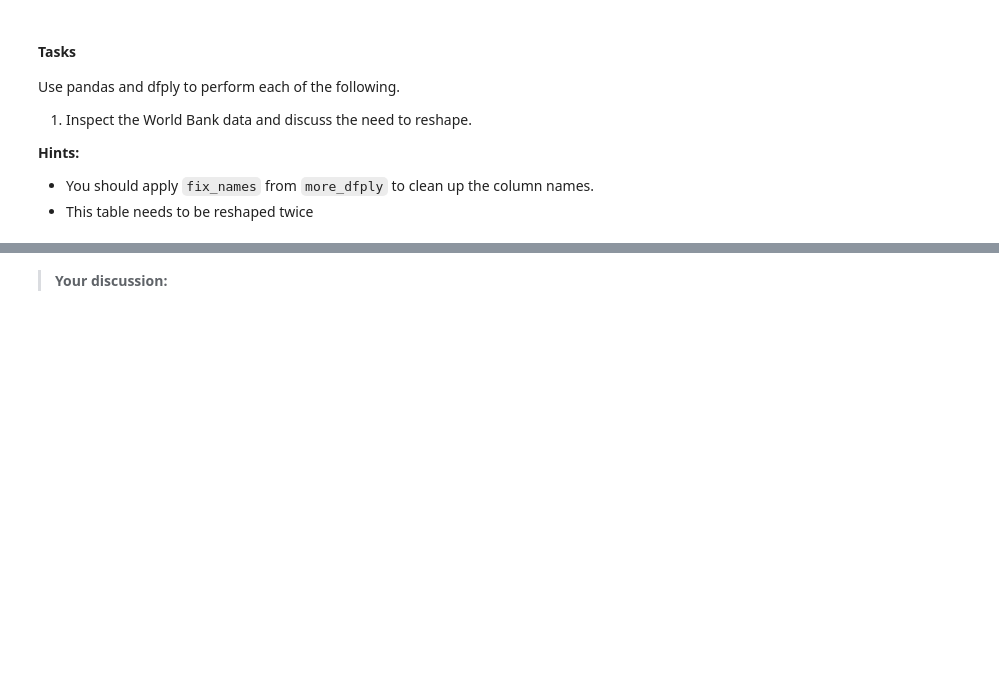
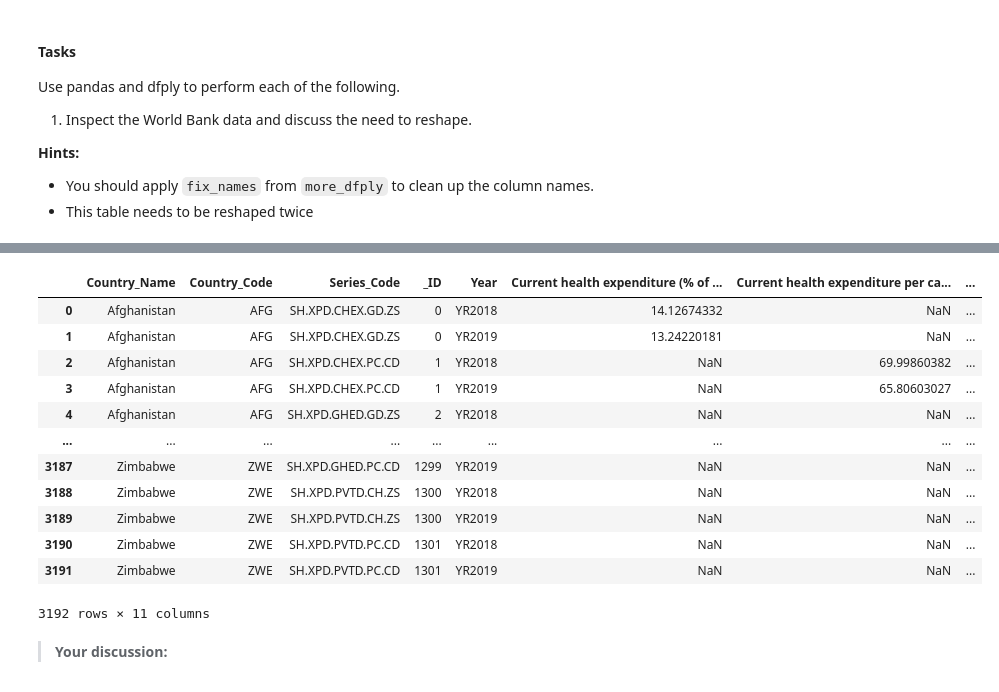
Before and after one commit to dustinvk03/activity_2_5_COVID_and_World_Bank_Data, a Jupyter notebook: act2_6_working_w_COVID19_and_World_Bank_Data.ipynb, the cells around one changed output, grey strips where cells are left out. Drawn from its saved outputs; the diff is of its cells as text; code cells hidden in the pictures; blank space fills up the shorter version.

```diff
--- a/act2_6_working_w_COVID19_and_World_Bank_Data.ipynb
+++ b/act2_6_working_w_COVID19_and_World_Bank_Data.ipynb
@@ -94,4 +95,4 @@ Use pandas and dfply to perform each of the following.
 * This table needs to be reshaped twice
 # %%
 # Code for loading and inspecting the CSV
-help()
+world_bank = pd.read_csv('./data/WorldBankData.csv')
@@ -98,3 +117,27 @@ help()
+# %%
+world_bank_stacked = (world_bank
+        >> fix_names
+        >> rename(YR2018 = X._2018_YR2018, YR2019 = X._2019_YR2019)
+        >> gather('Year', 'Measurement', columns_from('YR2018'), add_id = True)
+        >> filter_by(~X.Measurement.isna())
+        >> spread(X.Series_Name, X.Measurement)
+)
+# %%
+world_bank_stacked
+# %% [output]
+|  | Country_Name | Country_Code | Series_Code | _ID | Year | Current health expenditure (% of ... | Current health expenditure per ca... | ... |
+| 0 | Afghanistan | AFG | SH.XPD.CHEX.GD.ZS | 0 | YR2018 | 14.12674332 | NaN | ... |
+| 1 | Afghanistan | AFG | SH.XPD.CHEX.GD.ZS | 0 | YR2019 | 13.24220181 | NaN | ... |
+| 2 | Afghanistan | AFG | SH.XPD.CHEX.PC.CD | 1 | YR2018 | NaN | 69.99860382 | ... |
+| 3 | Afghanistan | AFG | SH.XPD.CHEX.PC.CD | 1 | YR2019 | NaN | 65.80603027 | ... |
+| 4 | Afghanistan | AFG | SH.XPD.GHED.GD.ZS | 2 | YR2018 | NaN | NaN | ... |
+| ... | ... | ... | ... | ... | ... | ... | ... | ... |
+| 3187 | Zimbabwe | ZWE | SH.XPD.GHED.PC.CD | 1299 | YR2019 | NaN | NaN | ... |
+| 3188 | Zimbabwe | ZWE | SH.XPD.PVTD.CH.ZS | 1300 | YR2018 | NaN | NaN | ... |
+| 3189 | Zimbabwe | ZWE | SH.XPD.PVTD.CH.ZS | 1300 | YR2019 | NaN | NaN | ... |
+| 3190 | Zimbabwe | ZWE | SH.XPD.PVTD.PC.CD | 1301 | YR2018 | NaN | NaN | ... |
+| 3191 | Zimbabwe | ZWE | SH.XPD.PVTD.PC.CD | 1301 | YR2019 | NaN | NaN | ... |
+3192 rows × 11 columns
 # %% [markdown]
 > **Your discussion:**
 # %% [markdown]
```
Also changed, not shown: parts of 25 cells of this notebook.
